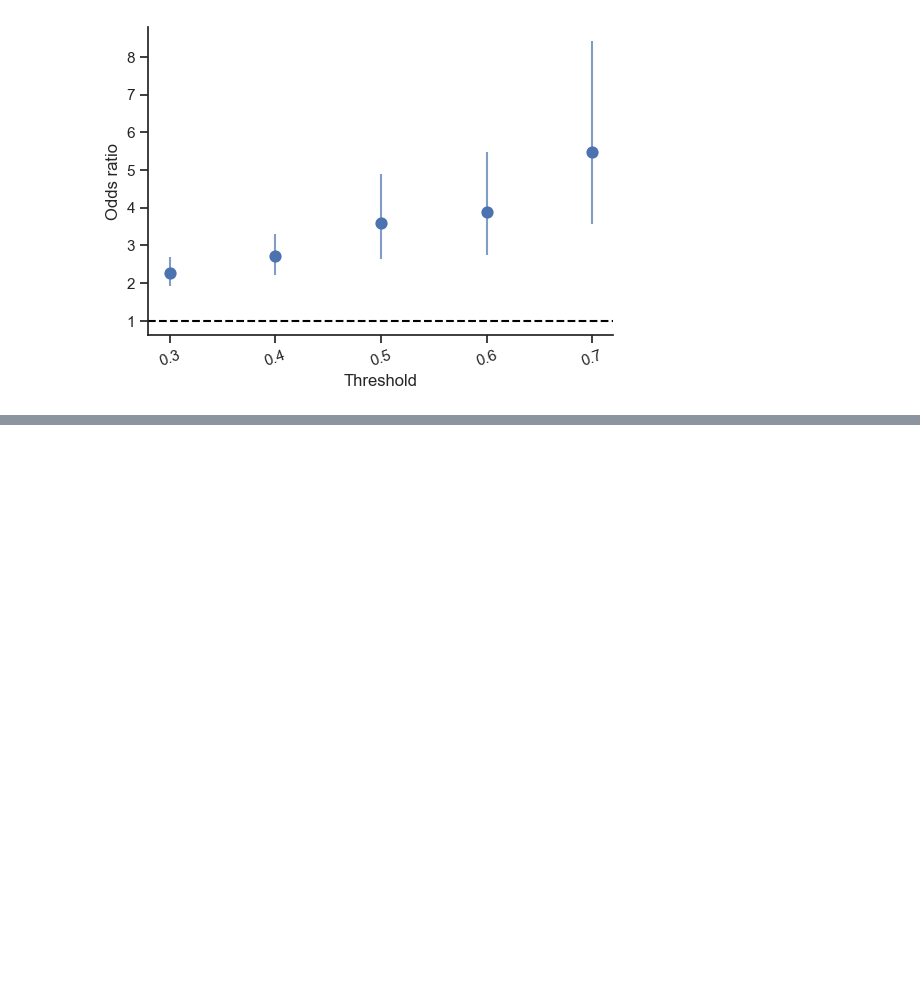
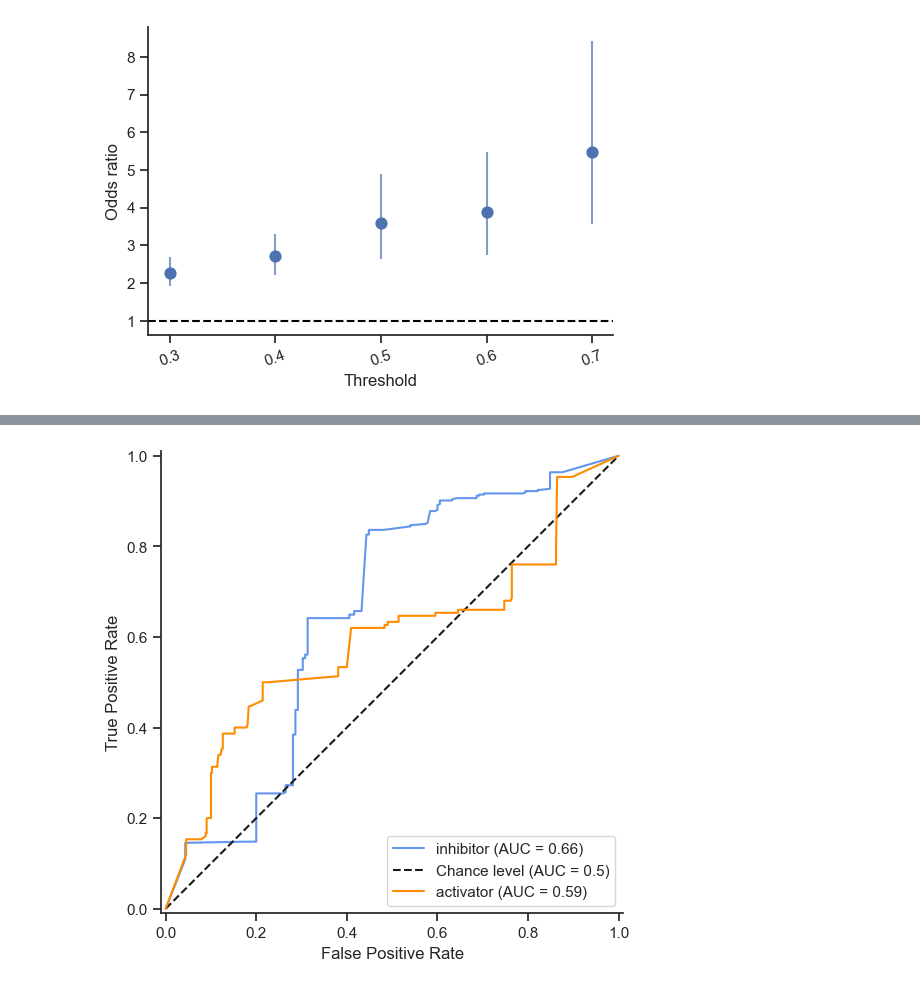
Before and after one commit to TrynkaLab/VIDRA, a Jupyter notebook: scripts/post_stat/post_analysis.ipynb, the cells around one changed output, grey strips where cells are left out. Cells and saved outputs as stored; diff of their text form; code cells hidden in the pictures; blank space fills up the shorter version.

```diff
--- a/scripts/post_stat/post_analysis.ipynb
+++ b/scripts/post_stat/post_analysis.ipynb
@@ -1280,13 +1288,10 @@ Skipping Analysis 4 — prerequisite files not available.
 # %%
-if not _a4_ready:
-    pass
-else:
-    # ── Credible interval confidence score ────────────────────────────────────
-    pct_cols = [c for c in df_moa.columns if c.startswith("pct_")]
+# ── Credible interval confidence score ────────────────────────────────────
+pct_cols = [c for c in df_moa.columns if c.startswith("pct_")]
 
-    def _count_concordant_pct(row):
-        return sum(row["mean"] * row[c] >= 0 for c in pct_cols if pd.notna(row[c]))
+def _count_concordant_pct(row):
+    return sum(row["mean"] * row[c] >= 0 for c in pct_cols if pd.notna(row[c]))
 
-    df_moa["confidence"] = df_moa.apply(_count_concordant_pct, axis=1)
-    df_moa["confidence_norm"] = df_moa["confidence"] / max(len(pct_cols), 1)
+df_moa["confidence"] = df_moa.apply(_count_concordant_pct, axis=1)
+df_moa["confidence_norm"] = df_moa["confidence"] / max(len(pct_cols), 1)
 # %%
@@ -1379,30 +1401,29 @@ else:
 # %%
-if not _a4_ready:
-    pass
-else:
-    # ── ROC curves ────────────────────────────────────────────────────────────
-    fig, ax = plt.subplots(figsize=(6, 6))
-    for class_of_interest, color in [
-        ("inhibitor", "cornflowerblue"),
-        ("activator", "darkorange"),
-    ]:
-        dummy = pd.get_dummies(consistency_DF["MoA"])
-        if class_of_interest not in dummy.columns:
-            continue
-        pp = (
-            consistency_DF["pp_slope_pos"]
-            if class_of_interest == "inhibitor"
-            else consistency_DF["pp_slope_neg"]
-        )
-        RocCurveDisplay.from_predictions(
-            dummy[[class_of_interest]],
-            pp,
-            name=class_of_interest,
-            color=color,
-            ax=ax,
-            plot_chance_level=(class_of_interest == "inhibitor"),
-        )
-    ax.set(xlabel="False Positive Rate", ylabel="True Positive Rate")
-    fig.savefig(os.path.join(OUT_DIR, "A4_AUROC_MoA.pdf"), dpi=600, bbox_inches="tight")
-    plt.show()
+# ── ROC curves ────────────────────────────────────────────────────────────
+fig, ax = plt.subplots(figsize=(6, 6))
+for class_of_interest, color in [
+    ("inhibitor", "cornflowerblue"),
+    ("activator", "darkorange"),
+]:
+    dummy = pd.get_dummies(consistency_DF["MoA"])
+    if class_of_interest not in dummy.columns:
+        continue
+    pp = (
+        consistency_DF["pp_slope_pos"]
+        if class_of_interest == "inhibitor"
+        else consistency_DF["pp_slope_neg"]
+    )
+    RocCurveDisplay.from_predictions(
+        dummy[[class_of_interest]],
+        pp,
+        name=class_of_interest,
+        curve_kwargs={"color": color},
+        ax=ax,
+        plot_chance_level=(class_of_interest == "inhibitor"),
+    )
+ax.set(xlabel="False Positive Rate", ylabel="True Positive Rate")
+fig.savefig(os.path.join(OUT_DIR, "A4_AUROC_MoA.pdf"), dpi=600, bbox_inches="tight")
+plt.show()
+# %% [output]
+[figure, added]
 # %%
```
Also changed, not shown: parts of 33 cells of this notebook.
